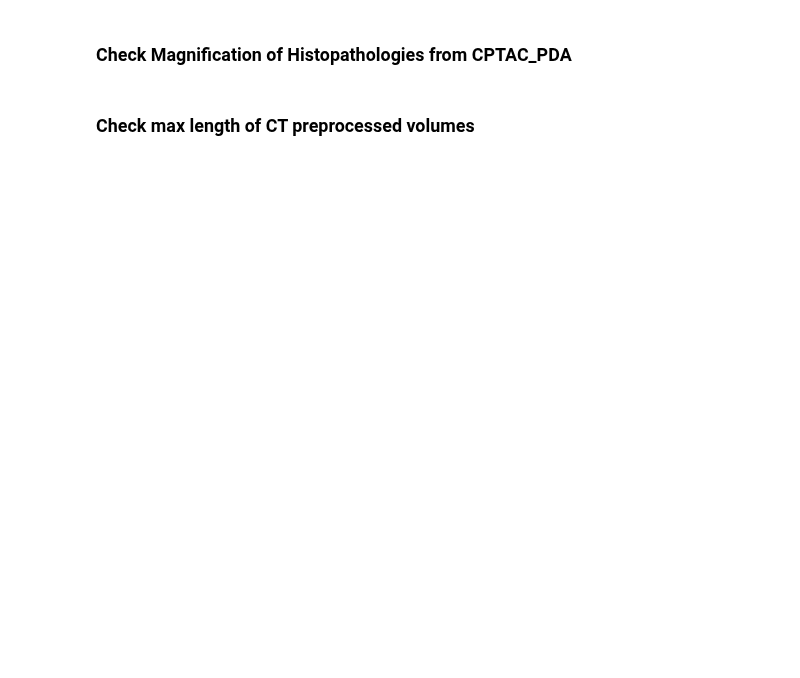
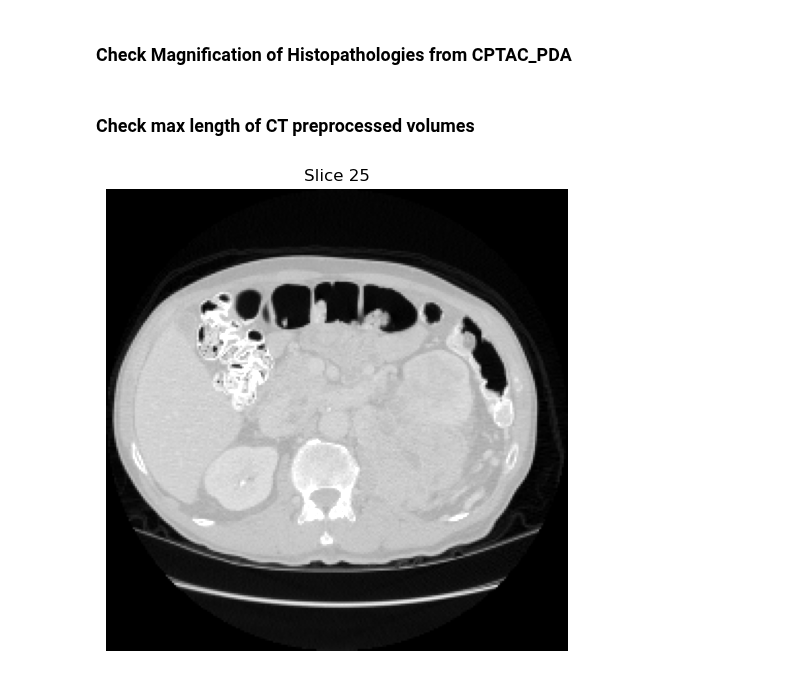
Before and after one commit to PietroCaforio/research-biocv-proj, a Jupyter notebook: dataset_checks.ipynb, the cells around one changed output. Cells and saved outputs as stored; diff of their text form; code cells hidden in the pictures; blank space fills up the shorter version.

Commit message:
Preprocessing of TCGA-KIRC radiologies

```diff
--- a/dataset_checks.ipynb
+++ b/dataset_checks.ipynb
@@ -35,3 +35,27 @@ for subfolder in subfolders:
         if  length > max_length:
             max_length = length
 print(max_length)
+# %%
+import numpy as np
+import matplotlib.pyplot as plt
+
+# --- load the volume ---
+path = "./data/processed/processed_TCGA_KIRC_survival/Rad/TCGA-CJ-5679/1.npy"
+vol  = np.load(path)              # shape ≈ (slices, height, width)
+
+# --- pick the slice you want ---
+k = 25                            # axial slice index
+slice2d = vol[k]                  # same as vol[k, :, :]
+
+# --- (optional) window / normalise ---
+vmin, vmax = np.percentile(slice2d, (1, 99))  # robust window
+# Or vmin, vmax = slice2d.min(), slice2d.max()
+
+# --- plot ---
+plt.figure(figsize=(6, 6))
+plt.imshow(slice2d, cmap='gray', vmin=vmin, vmax=vmax)
+plt.title(f"Slice {k}")
+plt.axis('off')
+plt.show()
+# %% [output]
+[figure, added]
```
Also changed, not shown: parts of 1 cell of this notebook, 10 other files.
